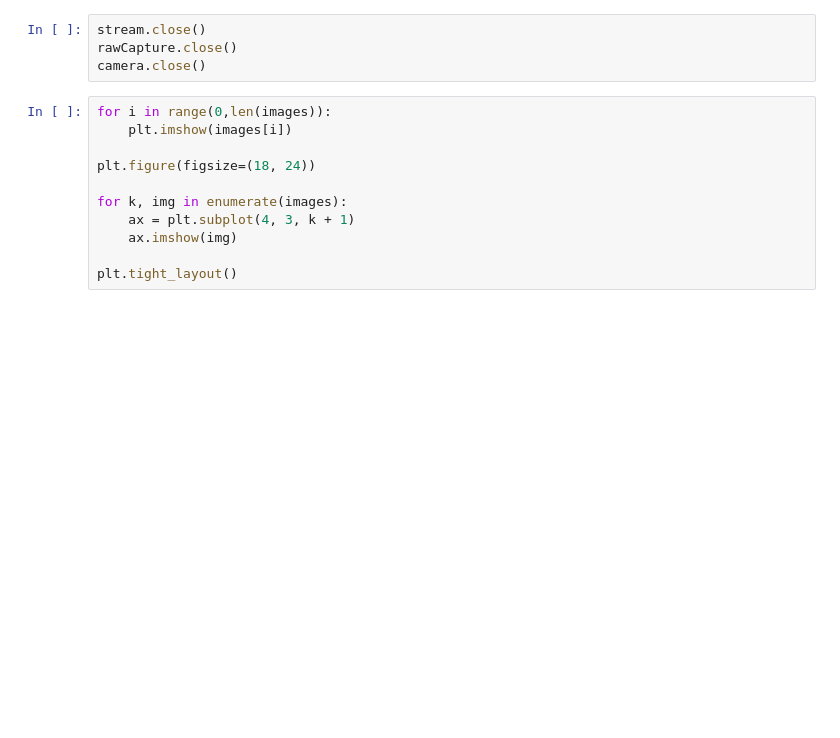
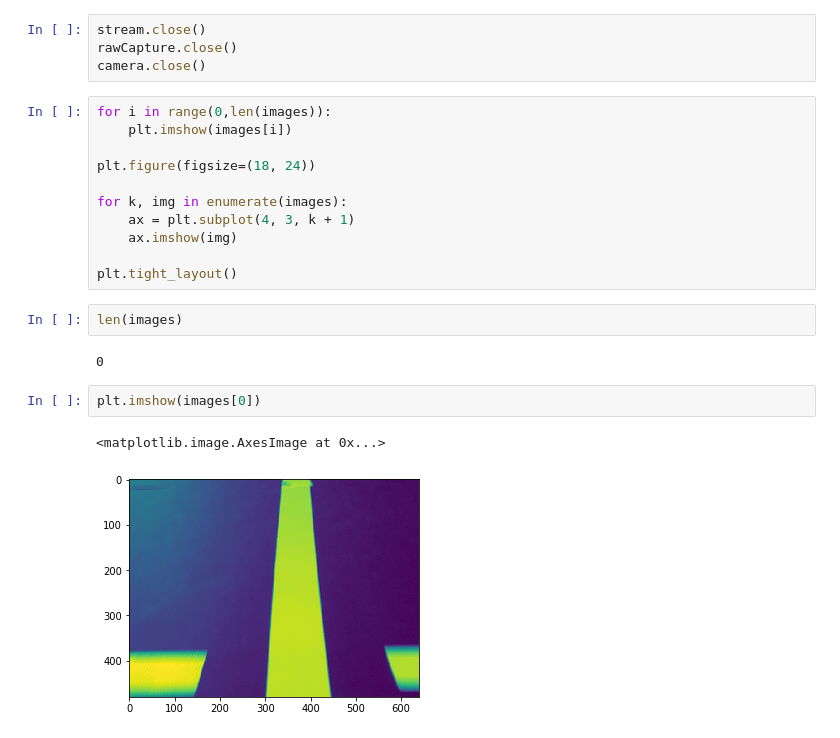
Before and after one commit to usc-a-team/raceon, a Jupyter notebook: lineFollowingSliders.ipynb, the cells around one changed output. Saved outputs shown, nothing was run; the diff lists cells and outputs as text; blank space fills up the shorter version.

```diff
--- a/lineFollowingSliders.ipynb
+++ b/lineFollowingSliders.ipynb
@@ -248,3 +279,12 @@ for k, img in enumerate(images):
     ax.imshow(img)
 
 plt.tight_layout()
+# %%
+len(images)
+# %% [output]
+0
+# %%
+plt.imshow(images[0])
+# %% [output]
+<matplotlib.image.AxesImage at 0x...>
+[figure, added]
```
Also changed, not shown: parts of 4 cells of this notebook.
